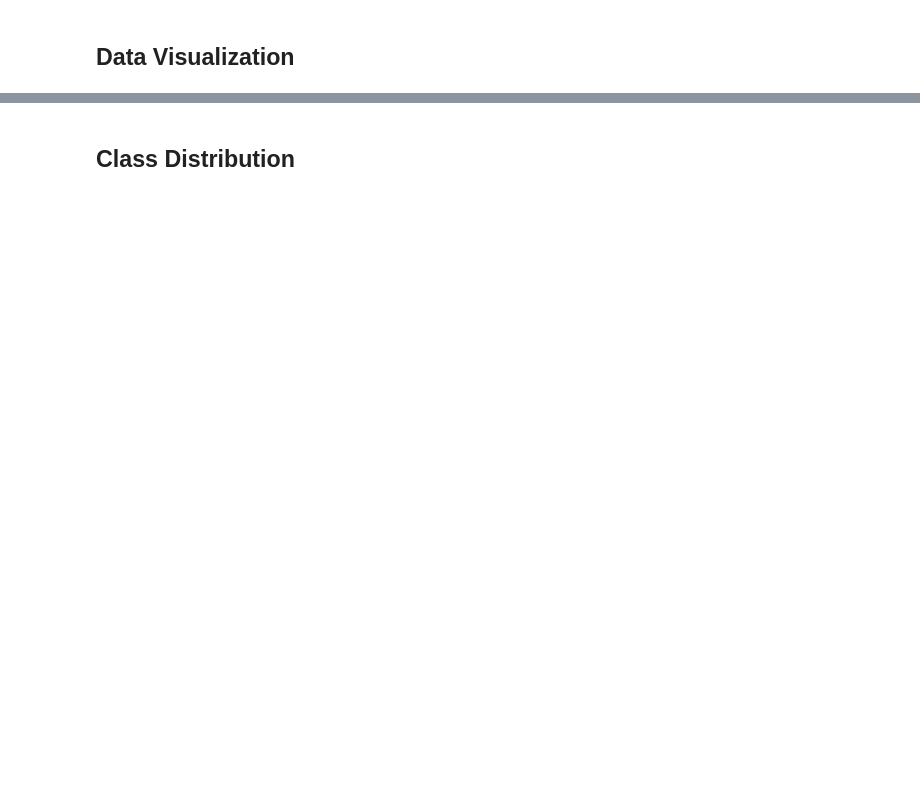
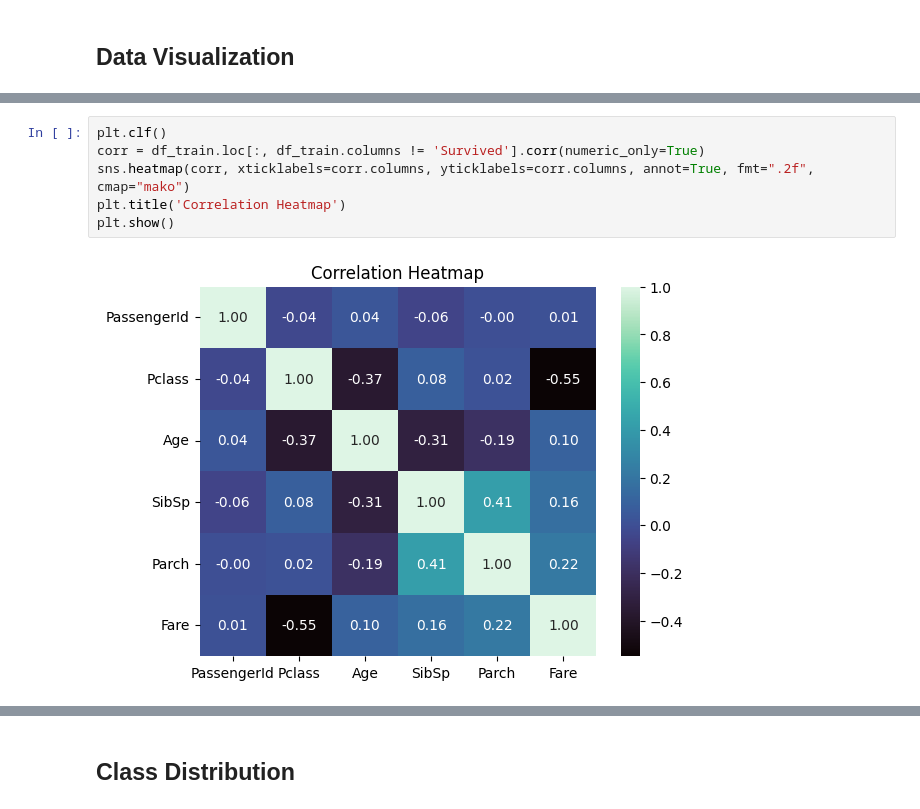
Before and after one commit to Sayali1008/Titanic-Machine-Learning-from-Disaster, a Jupyter notebook: model.ipynb, the cells around one changed output, grey strips where cells are left out. Saved outputs shown, nothing was run; the diff lists cells and outputs as text; blank space fills up the shorter version.

```diff
--- a/model.ipynb
+++ b/model.ipynb
@@ -77,0 +105,8 @@ plt.show()
+# %%
+plt.clf()
+corr = df_train.loc[:, df_train.columns != 'Survived'].corr(numeric_only=True)
+sns.heatmap(corr, xticklabels=corr.columns, yticklabels=corr.columns, annot=True, fmt=".2f", cmap="mako")
+plt.title('Correlation Heatmap')
+plt.show()
+# %% [output]
+[figure, added]
```
Also changed, not shown: parts of 33 cells of this notebook.
